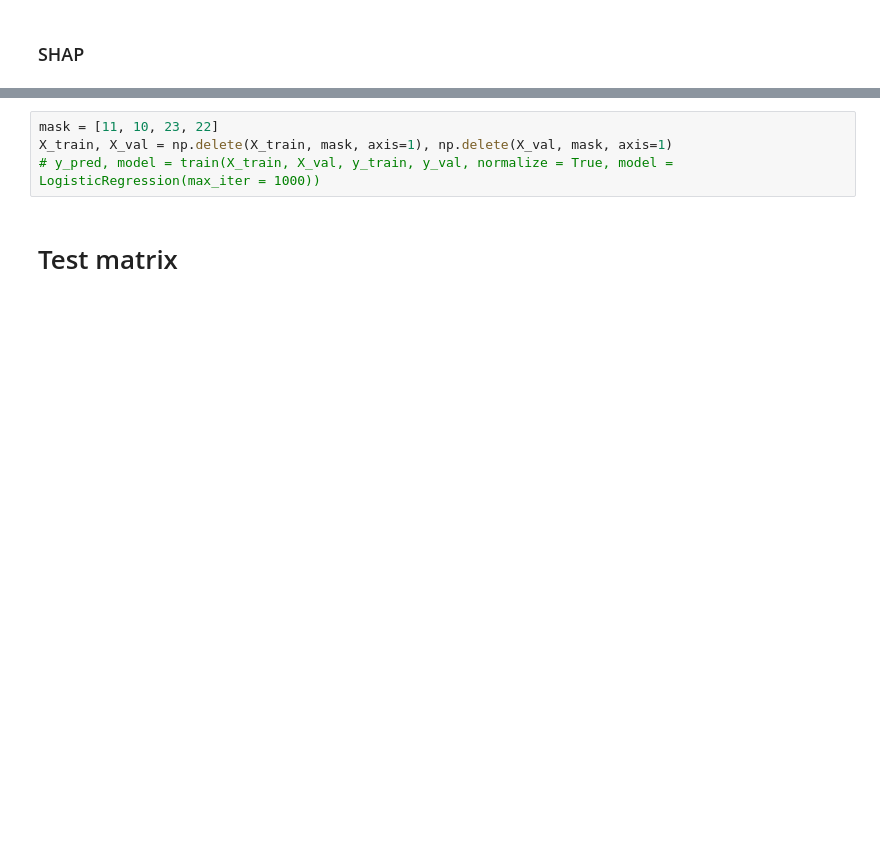
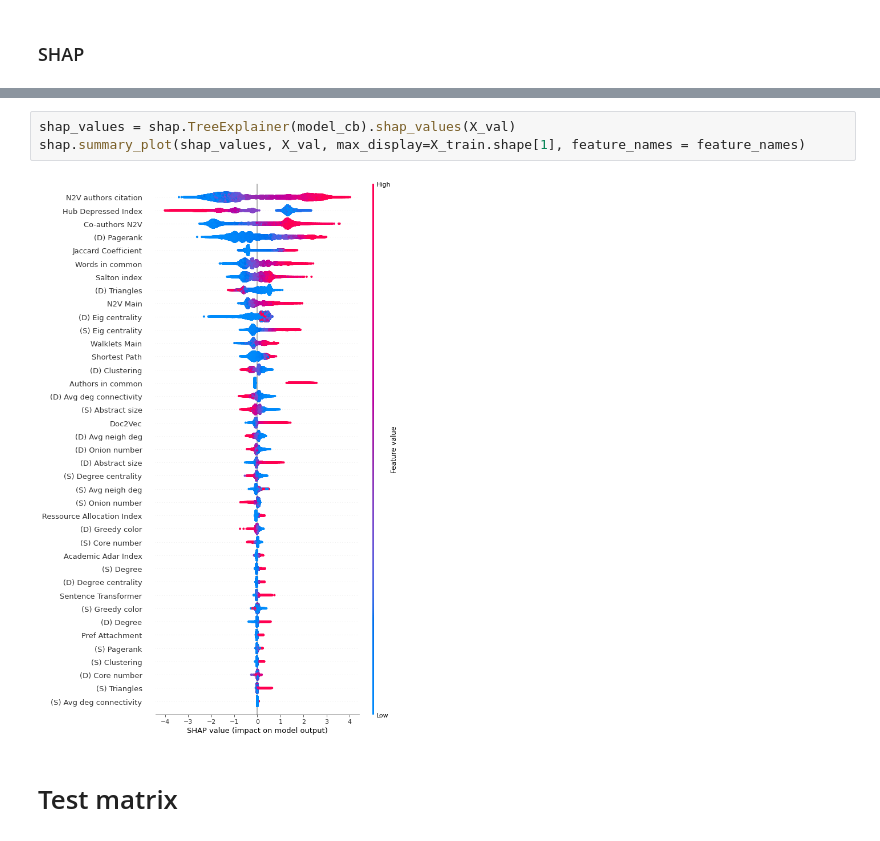
Before and after one commit to xavierjimenezp/Link-Prediction-Kaggle-Challenge, a Jupyter notebook: ALTEGRAD_project_v2.ipynb, the cells around one changed output, grey strips where cells are left out. Cells and saved outputs as stored; diff of their text form; blank space fills up the shorter version.

```diff
--- a/ALTEGRAD_project_v2.ipynb
+++ b/ALTEGRAD_project_v2.ipynb
@@ -981,7 +994,8 @@ shap.summary_plot(shap_values, X_val, max_display=X_train.shape[1], names = )
-# %%
-mask = [11, 10, 23, 22]
-X_train, X_val = np.delete(X_train, mask, axis=1), np.delete(X_val, mask, axis=1)
-# y_pred, model = train(X_train, X_val, y_train, y_val, normalize = True, model = LogisticRegression(max_iter = 1000))
+# %%
+shap_values = shap.TreeExplainer(model_cb).shap_values(X_val)
+shap.summary_plot(shap_values, X_val, max_display=X_train.shape[1], feature_names = feature_names)
+# %% [output]
+[figure, added]
 # %% [markdown]
 # Test matrix
 # %%
```
Also changed, not shown: parts of 23 cells of this notebook, 8 other files.
